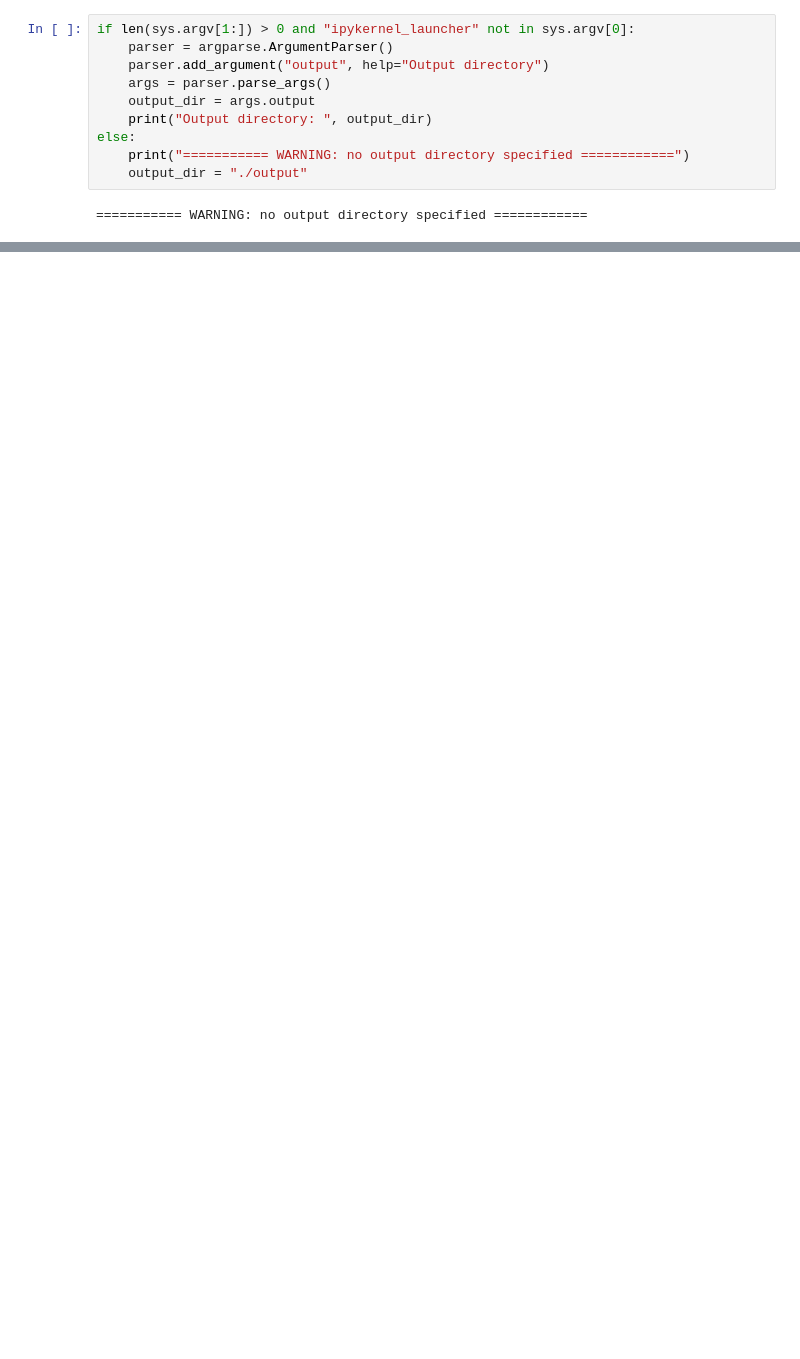
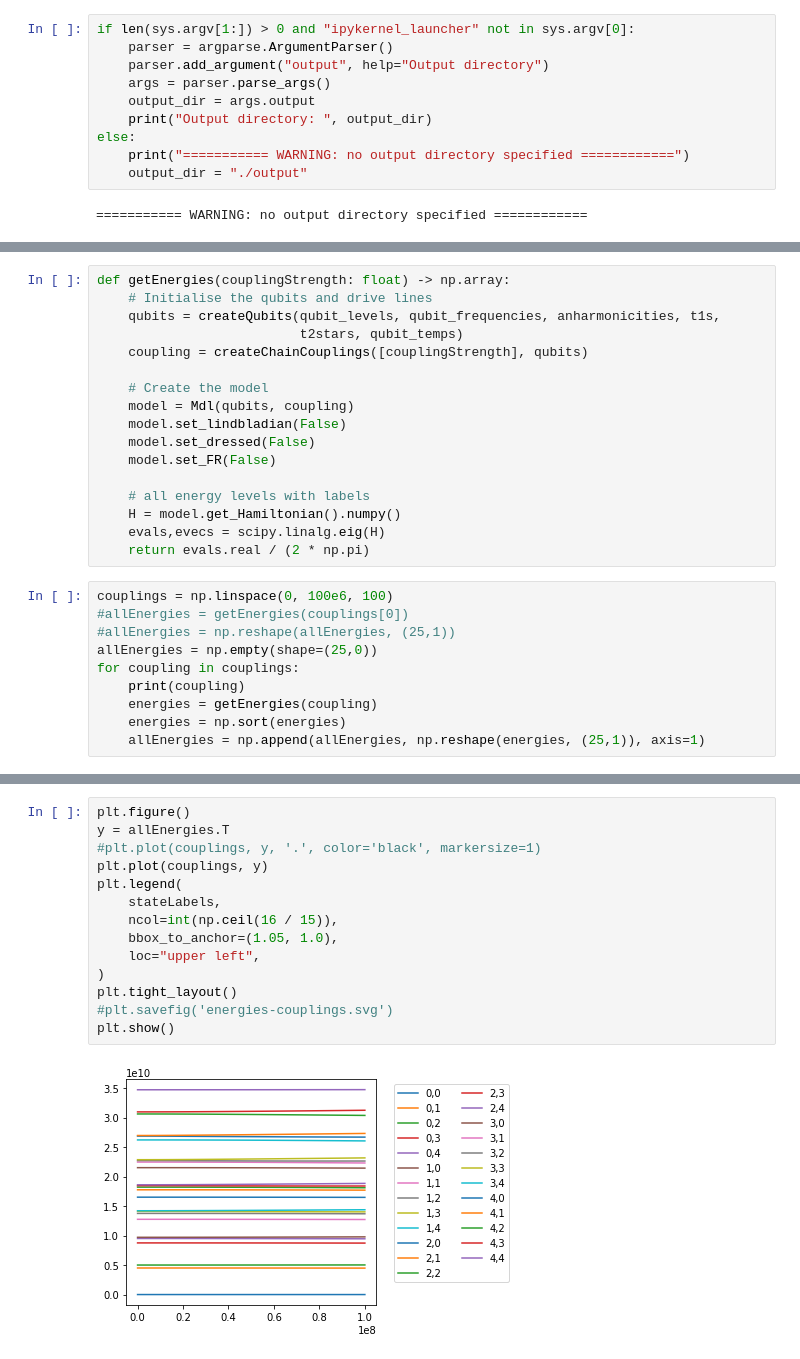
Before and after one commit to alex-simm/c3, a Jupyter notebook: two_transmons_energies.ipynb, the cells around one changed output, grey strips where cells are left out. Saved outputs shown, nothing was run; the diff lists cells and outputs as text; blank space fills up the shorter version.

Commit message:
notebook with energy plots for two transmons

```diff
--- a/two_transmons_energies.ipynb
+++ b/two_transmons_energies.ipynb
@@ -248,0 +179,27 @@ plt.tight_layout()
+# %%
+def getEnergies(couplingStrength: float) -> np.array:
+    # Initialise the qubits and drive lines
+    qubits = createQubits(qubit_levels, qubit_frequencies, anharmonicities, t1s,
+                          t2stars, qubit_temps)
+    coupling = createChainCouplings([couplingStrength], qubits)
+
+    # Create the model
+    model = Mdl(qubits, coupling)
+    model.set_lindbladian(False)
+    model.set_dressed(False)
+    model.set_FR(False)
+
+    # all energy levels with labels
+    H = model.get_Hamiltonian().numpy()
+    evals,evecs = scipy.linalg.eig(H)
+    return evals.real / (2 * np.pi)
+# %%
+couplings = np.linspace(0, 100e6, 100)
+#allEnergies = getEnergies(couplings[0])
+#allEnergies = np.reshape(allEnergies, (25,1))
+allEnergies = np.empty(shape=(25,0))
+for coupling in couplings:
+    print(coupling)
+    energies = getEnergies(coupling)
+    energies = np.sort(energies)
+    allEnergies = np.append(allEnergies, np.reshape(energies, (25,1)), axis=1)
@@ -248,0 +248,16 @@ plt.tight_layout()
+# %%
+plt.figure()
+y = allEnergies.T
+#plt.plot(couplings, y, '.', color='black', markersize=1)
+plt.plot(couplings, y)
+plt.legend(
+    stateLabels,
+    ncol=int(np.ceil(16 / 15)),
+    bbox_to_anchor=(1.05, 1.0),
+    loc="upper left",
+)
+plt.tight_layout()
+#plt.savefig('energies-couplings.svg')
+plt.show()
+# %% [output]
+[figure, added]
```
Also changed, not shown: parts of 11 cells of this notebook.
